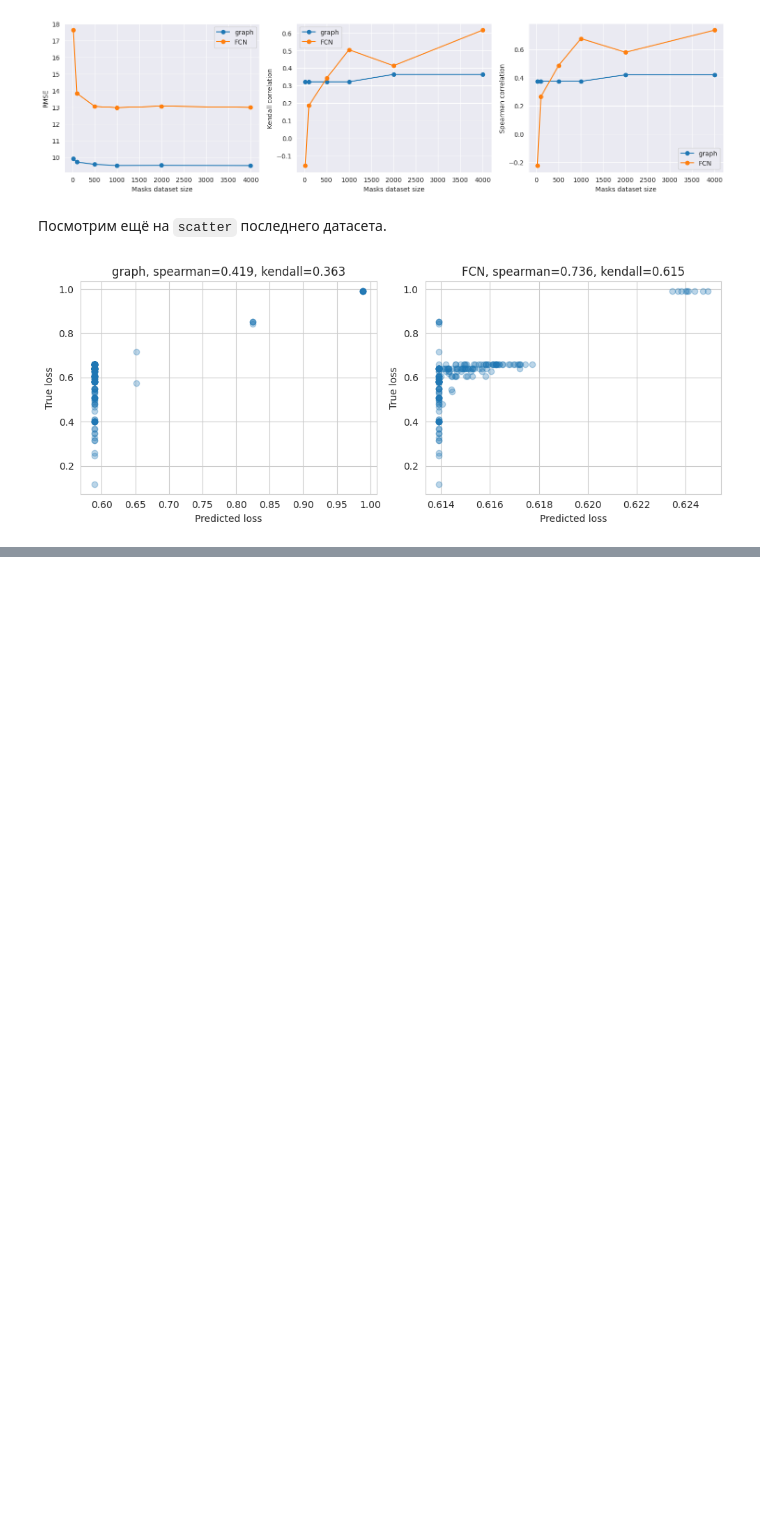
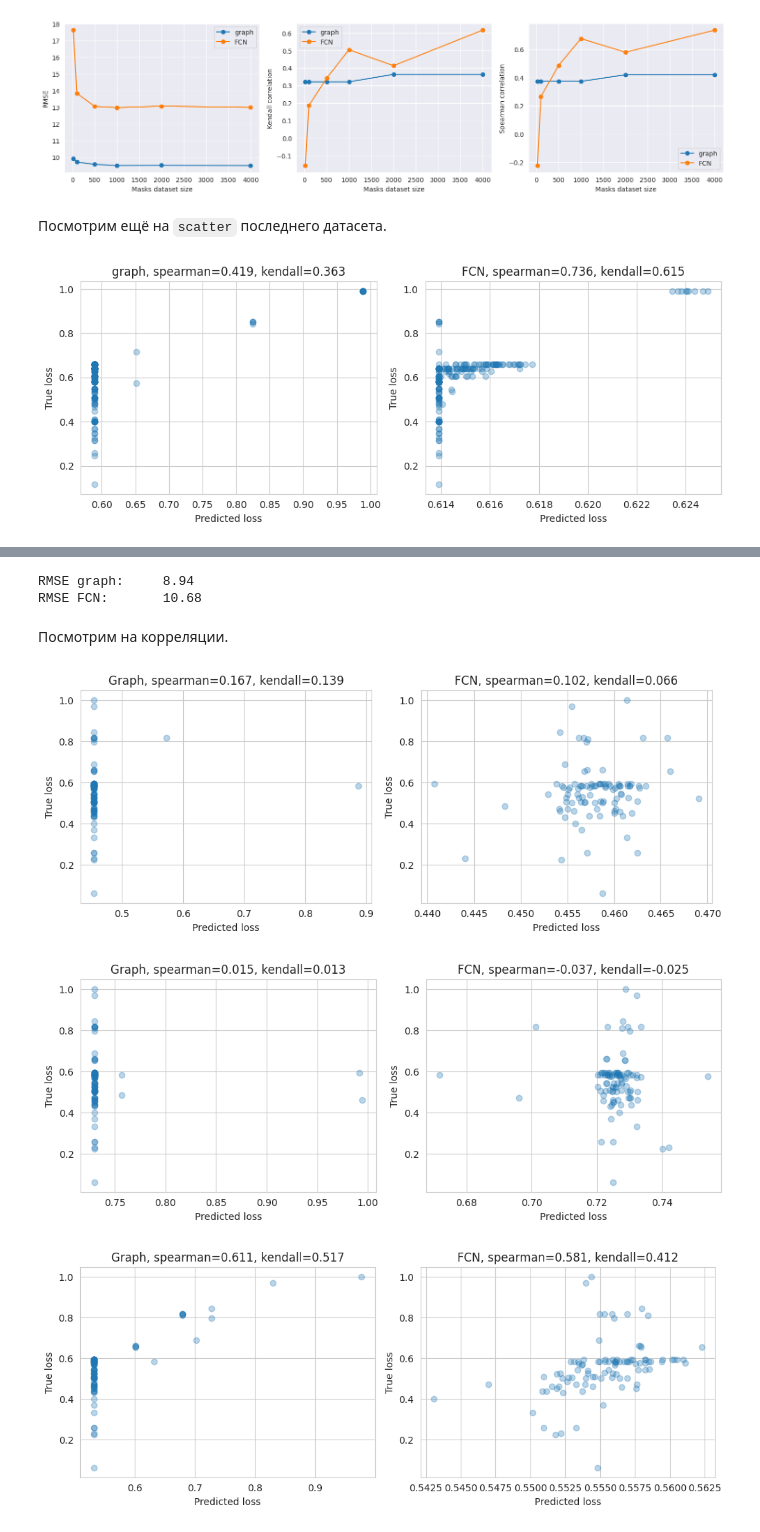
Before and after one commit to intsystems/Zero-shot-structural-pruning, a Jupyter notebook: notebooks/graphmodel.ipynb, the cells around one changed output, grey strips where cells are left out. Saved outputs shown, nothing was run; the diff lists cells and outputs as text; code cells hidden in the pictures; blank space fills up the shorter version.

Commit message:
new experiments

```diff
--- a/notebooks/graphmodel.ipynb
+++ b/notebooks/graphmodel.ipynb
@@ -2463,0 +2559,44 @@ with sns.axes_style('whitegrid'):
+# %%
+metric_avg_graph = sum(metric_results['graph']) / config['n_iterations_global']
+metric_avg_fcn = sum(metric_results['FCN']) / config['n_iterations_global']
+
+print(f'RMSE graph:\t{metric_avg_graph:.2f}')
+print(f'RMSE FCN:\t{metric_avg_fcn:.2f}')
+# %% [output]
+RMSE graph:     8.94
+RMSE FCN:       10.68
+# %% [markdown]
+Посмотрим на корреляции.
+# %%
+y_true = surrogate_dataset_test.tensors[1]
+
+with sns.axes_style('whitegrid'):
+    for idx_experiment in range(config['n_iterations_global']):
+        preds_graph = preds_results['graph'][idx_experiment]
+        preds_fcn = preds_results['FCN'][idx_experiment]
+
+        plt.figure(figsize=(10, 4))
+
+        plt.subplot(1, 2, 1)
+        plt.scatter(preds_graph, y_true, alpha=0.3)
+        plt.xlabel('Predicted loss')
+        plt.ylabel('True loss')
+
+        spearman_corr = spearmanr(preds_graph, y_true)[0]
+        kendall_corr = kendalltau(preds_graph, y_true)[0]
+        plt.title(f'Graph, spearman={spearman_corr:.3f}, kendall={kendall_corr:.3f}')
+
+        plt.subplot(1, 2, 2)
+        plt.scatter(preds_fcn, y_true, alpha=0.3)
+        plt.xlabel('Predicted loss')
+        plt.ylabel('True loss')
+
+        spearman_corr = spearmanr(preds_fcn, y_true)[0]
+        kendall_corr = kendalltau(preds_fcn, y_true)[0]
+        plt.title(f'FCN, spearman={spearman_corr:.3f}, kendall={kendall_corr:.3f}')
+
+        plt.tight_layout()
+# %% [output]
+[figure, added]
+[figure, added]
+[figure, added]
```
Also changed, not shown: parts of 34 cells of this notebook, 1 other file.
